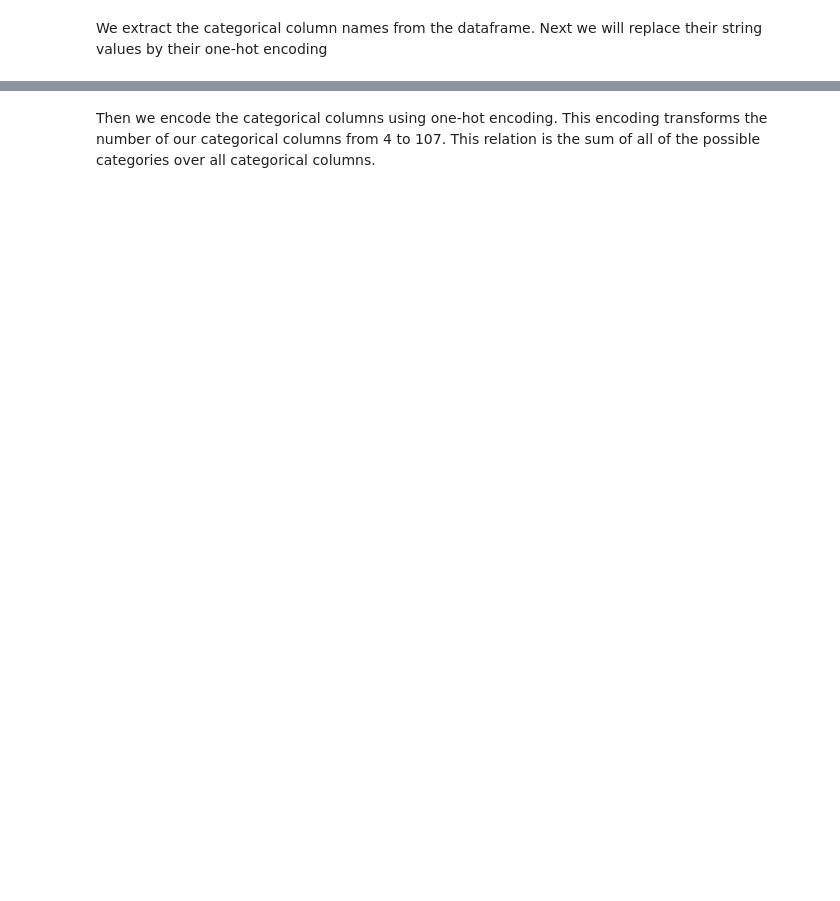
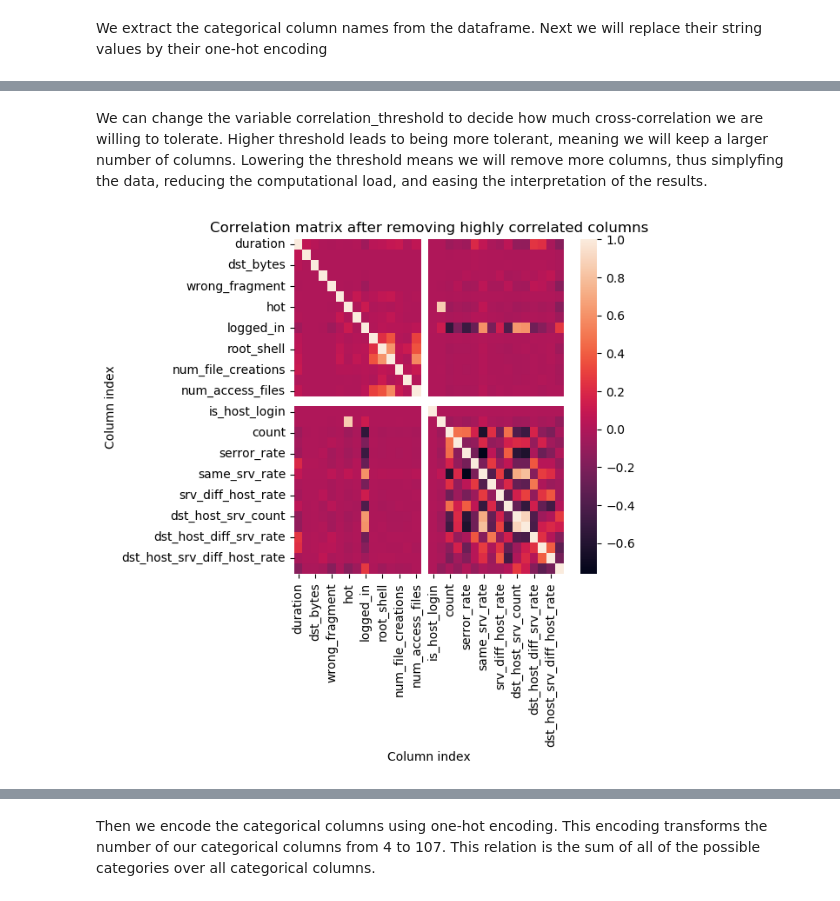
Before and after one commit to smidmatej/ML_project, a Jupyter notebook: main.ipynb, the cells around one changed output, grey strips where cells are left out. Cells and saved outputs as stored; diff of their text form; code cells hidden in the pictures; blank space fills up the shorter version.

```diff
--- a/main.ipynb
+++ b/main.ipynb
@@ -65,0 +170,31 @@ print(continuous_columns)
+# %%
+import copy
+
+
+
+def remove_one(corr_matrix, correlation_threshold):
+  for i in range(corr_matrix.shape[0]):
+    for j in range(i+1, corr_matrix.shape[1]):
+
+      if np.abs(corr_matrix[i,j]) > correlation_threshold:
+        return(j)
+  return(None)
+          #indexes_to_remove.append(j)
+          #correlation_columns.remove(df.columns[j])
+
+correlation_threshold = 0.9
+
+correlation_columns = copy.deepcopy(continuous_columns)
+for n in range(len(continuous_columns)):
+  continuous_columns_corr = df[correlation_columns].corr().to_numpy()
+  index_to_remove = remove_one(continuous_columns_corr, correlation_threshold)
+  if index_to_remove is None:
+    print("Done removing")
+    break
+  else:
+    print(f"Removing {correlation_columns[index_to_remove]}")
+    print(correlation_columns)
+    correlation_columns.remove(correlation_columns[index_to_remove])
+
+print(continuous_columns)
+print(correlation_columns)
@@ -65,0 +219,15 @@ print(continuous_columns)
+# %% [markdown]
+We can change the variable correlation_threshold to decide how much cross-correlation we are willing to tolerate. Higher threshold leads to being more tolerant, meaning we will keep a larger number of columns. Lowering the threshold means we will remove more columns, thus simplyfing the data, reducing the computational load, and easing the interpretation of the results.
+# %%
+continuous_columns_corr = df[correlation_columns].corr()
+plt.figure(figsize=(5,5), dpi=100)
+sns.heatmap(continuous_columns_corr)
+plt.title("Correlation matrix after removing highly correlated columns")
+plt.xlabel("Column index")
+plt.ylabel("Column index")
+plt.show()
+
+# After choosing the correlation columns, use them in the preprocessing dataframes
+continuous_columns = correlation_columns
+# %% [output]
+[figure, added]
```
Also changed, not shown: parts of 68 cells of this notebook, 1 other file.
